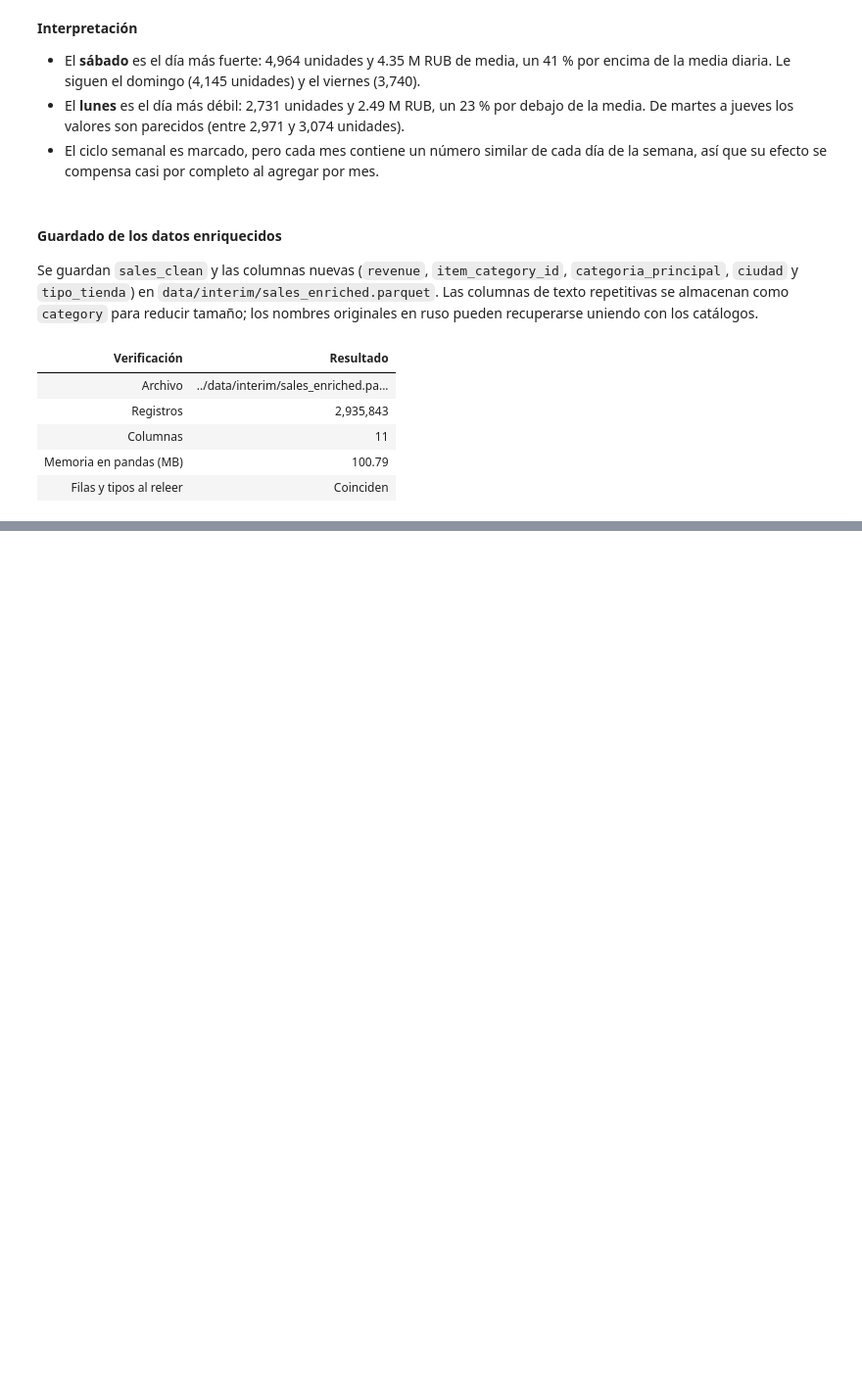
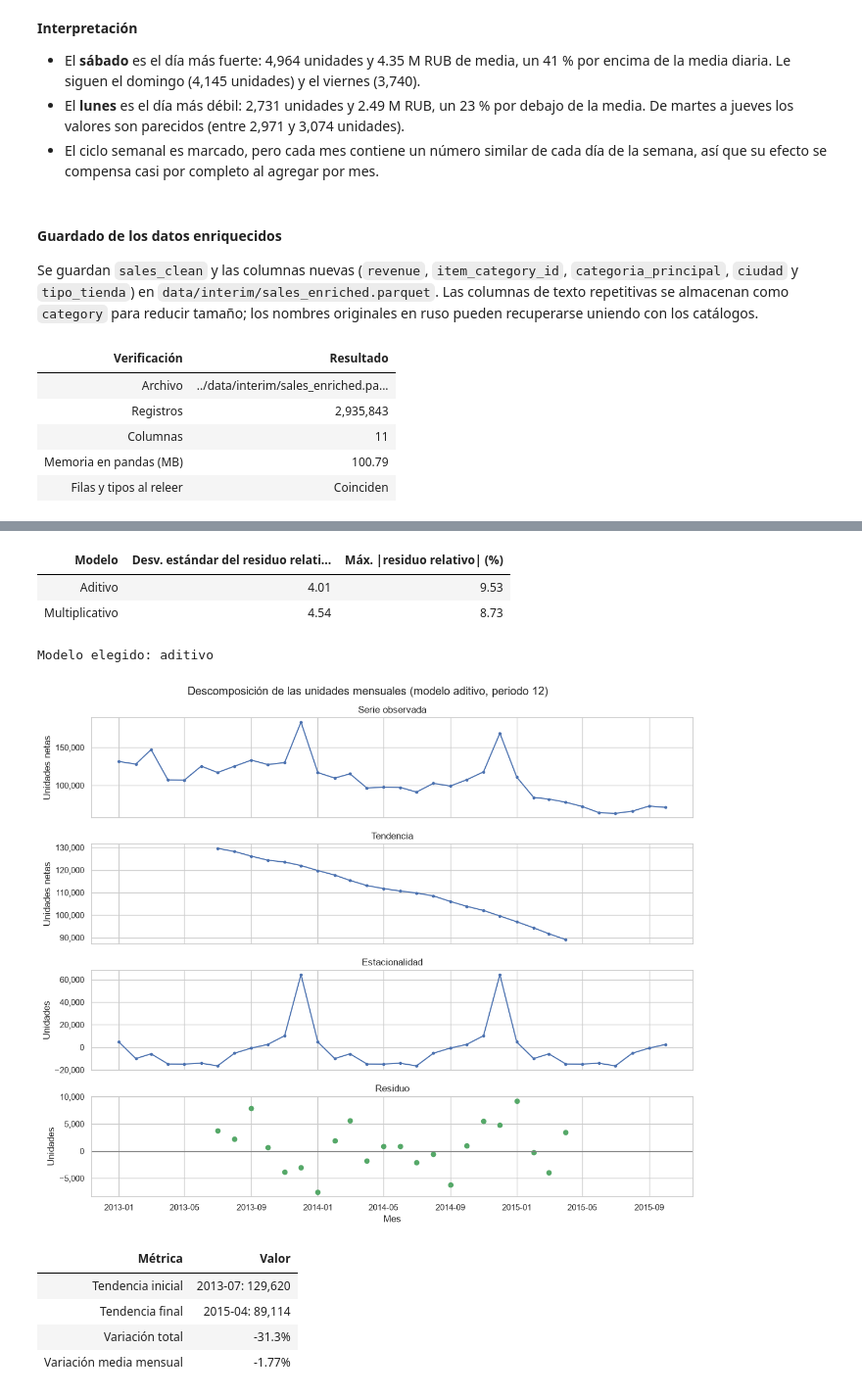
Before and after one commit to LuisCruz1996/predict_future_sales, a Jupyter notebook: notebooks/01_exploratory_data_analysis.ipynb, the cells around one changed output, grey strips where cells are left out. Shown at 98% size. Saved outputs shown, nothing was run; the diff lists cells and outputs as text; code cells hidden in the pictures; blank space fills up the shorter version.

```diff
--- a/notebooks/01_exploratory_data_analysis.ipynb
+++ b/notebooks/01_exploratory_data_analysis.ipynb
@@ -1863,0 +2017,72 @@ style_table(
+# %%
+decompositions = {
+    model: seasonal_decompose(monthly_ts["units"], model=model, period=12)
+    for model in ["additive", "multiplicative"]
+}
+relative_residual = {
+    "additive": (decompositions["additive"].resid / decompositions["additive"].trend).dropna(),
+    "multiplicative": (decompositions["multiplicative"].resid - 1).dropna(),
+}
+model_comparison = pd.DataFrame(
+    {
+        "Modelo": ["Aditivo", "Multiplicativo"],
+        "Desv. estándar del residuo relativo (%)": [relative_residual[m].std() * 100
+                                                    for m in relative_residual],
+        "Máx. |residuo relativo| (%)": [relative_residual[m].abs().max() * 100
+                                        for m in relative_residual],
+    }
+)
+DECOMPOSITION_MODEL = min(relative_residual, key=lambda m: relative_residual[m].std())
+decomposition = decompositions[DECOMPOSITION_MODEL]
+MODEL_LABEL = {"additive": "aditivo", "multiplicative": "multiplicativo"}[DECOMPOSITION_MODEL]
+display(style_table(model_comparison, {c: "{:.2f}" for c in model_comparison.columns[1:]}))
+print(f"Modelo elegido: {MODEL_LABEL}")
+
+fig, axes = plt.subplots(4, 1, figsize=(12, 10), sharex=True)
+components = [
+    (monthly_ts["units"], "Serie observada", "Unidades netas"),
+    (decomposition.trend, "Tendencia", "Unidades netas"),
+    (decomposition.seasonal, "Estacionalidad", "Índice" if DECOMPOSITION_MODEL == "multiplicative"
+     else "Unidades"),
+    (decomposition.resid, "Residuo", "Índice" if DECOMPOSITION_MODEL == "multiplicative"
+     else "Unidades"),
+]
+for ax, (series, title, ylabel) in zip(axes, components):
+    if title == "Residuo":
+        ax.axhline(1 if DECOMPOSITION_MODEL == "multiplicative" else 0, color="grey", linewidth=1)
+        ax.scatter(series.index, series, color="C2")
+    else:
+        ax.plot(series.index, series, marker="o", markersize=3)
+    ax.set_title(title)
+    ax.set_ylabel(ylabel)
+    fmt = "{x:,.2f}" if (DECOMPOSITION_MODEL == "multiplicative" and title in ("Estacionalidad", "Residuo")) \
+        else "{x:,.0f}"
+    ax.yaxis.set_major_formatter(mtick.StrMethodFormatter(fmt))
+axes[-1].set_xlabel("Mes")
+fig.suptitle(f"Descomposición de las unidades mensuales (modelo {MODEL_LABEL}, periodo 12)")
+plt.tight_layout()
+plt.show()
+
+trend = decomposition.trend.dropna()
+trend_summary = pd.DataFrame(
+    {
+        "Métrica": ["Tendencia inicial", "Tendencia final", "Variación total",
+                    "Variación media mensual"],
+        "Valor": [f"{trend.index[0]:%Y-%m}: {trend.iloc[0]:,.0f}",
+                  f"{trend.index[-1]:%Y-%m}: {trend.iloc[-1]:,.0f}",
+                  f"{trend.iloc[-1] / trend.iloc[0] - 1:+.1%}",
+                  f"{(trend.iloc[-1] / trend.iloc[0]) ** (1 / (len(trend) - 1)) - 1:+.2%}"],
+    }
+)
+style_table(trend_summary)
+# %% [output]
+| Modelo | Desv. estándar del residuo relati... | Máx. |residuo relativo| (%) |
+| Aditivo | 4.01 | 9.53 |
+| Multiplicativo | 4.54 | 8.73 |
+Modelo elegido: aditivo
+[figure, added]
+| Métrica | Valor |
+| Tendencia inicial | 2013-07: 129,620 |
+| Tendencia final | 2015-04: 89,114 |
+| Variación total | -31.3% |
+| Variación media mensual | -1.77% |
```
Also changed, not shown: parts of 38 cells of this notebook.
